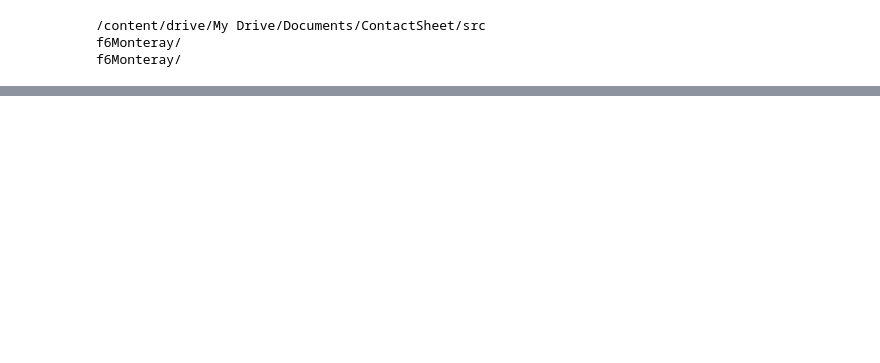
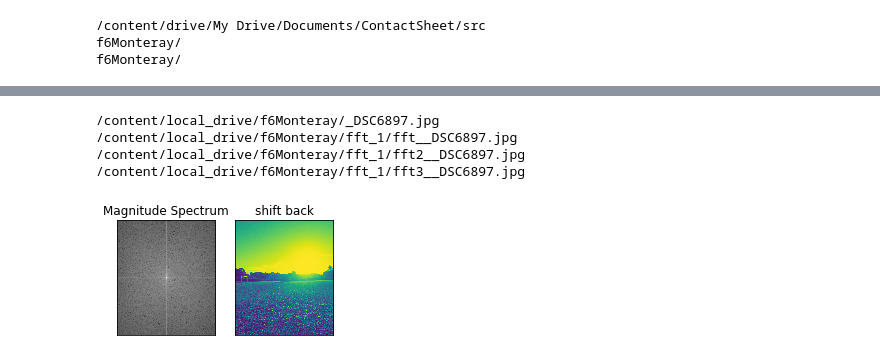
Before and after one commit to aaronbbarclay/mine, a Jupyter notebook: fft.ipynb, the cells around one changed output, grey strips where cells are left out. Saved outputs shown, nothing was run; the diff lists cells and outputs as text; code cells hidden in the pictures; blank space fills up the shorter version.

```diff
--- a/fft.ipynb
+++ b/fft.ipynb
@@ -92 +179,53 @@ isFile
+# %%
+# This is the cell that generated the actual files
+import cv2
+import numpy as np
+from matplotlib import pyplot as plt
+
+for _file in files[:1]:
+    filePath = ROOT_DIR + "/" + _file
+
+    if os.path.isfile(filePath):
+        print(filePath)
+        fft_filePath = outPath + "/" + "fft_" + _file
+        fft2_filepath = outPath + "/" + "fft2_" + _file
+        fft3_filePath = outPath + "/" + "fft3_" + _file
+        ifft_filePath = outPath + "/" + "ifft3_" + _file
+
+        img = cv2.imread(filePath,0)
+        f = np.fft.fft2(img)
+        fshift = np.fft.fftshift(f)
+
+
+        dft_dft = np.fft.fft2(fshift)
+        fshift2 = np.fft.fftshift(dft_dft)
+
+        magnitude_spectrum = 20*np.log(np.abs(fshift))
+        magnitude_spectrum2 = 20*np.log(np.abs(fshift2))
+        magnitude_spectrum3 = 40*np.log(np.abs(fshift))
+
+        f_ishift = np.fft.ifftshift(fshift)
+
+        img_back = np.fft.ifft2(f_ishift)
+        img_back = np.abs(img_back)
+
+        print(fft_filePath)
+        print(fft2_filepath)
+        print(fft3_filePath)
+        cv2.imwrite(fft_filePath, magnitude_spectrum)
+        cv2.imwrite(fft2_filepath, magnitude_spectrum2)
+        cv2.imwrite(fft3_filePath, magnitude_spectrum3)
+
+        plt.subplot(131),plt.imshow(magnitude_spectrum, cmap = 'gray')
+        plt.title('Magnitude Spectrum'), plt.xticks([]), plt.yticks([])
+        plt.subplot(132),plt.imshow(img_back)
+        plt.title('shift back'), plt.xticks([]), plt.yticks([])
+        plt.show()
+        #plt.savefig(fft_filePath)
+# %% [output]
+/content/local_drive/f6Monteray/_DSC6897.jpg
+/content/local_drive/f6Monteray/fft_1/fft__DSC6897.jpg
+/content/local_drive/f6Monteray/fft_1/fft2__DSC6897.jpg
+/content/local_drive/f6Monteray/fft_1/fft3__DSC6897.jpg
+[figure, added]
 # %%
```
Also changed, not shown: parts of 7 cells of this notebook.
